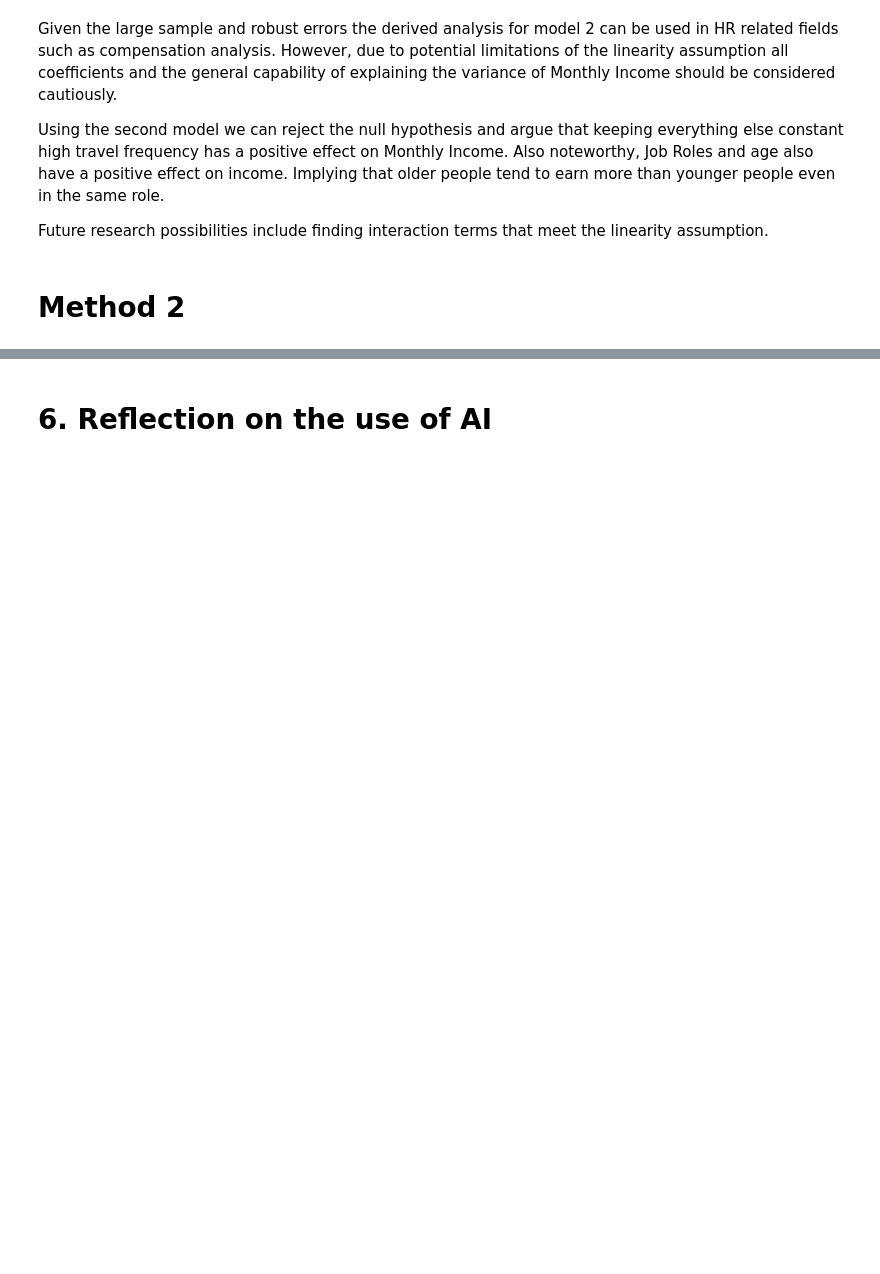
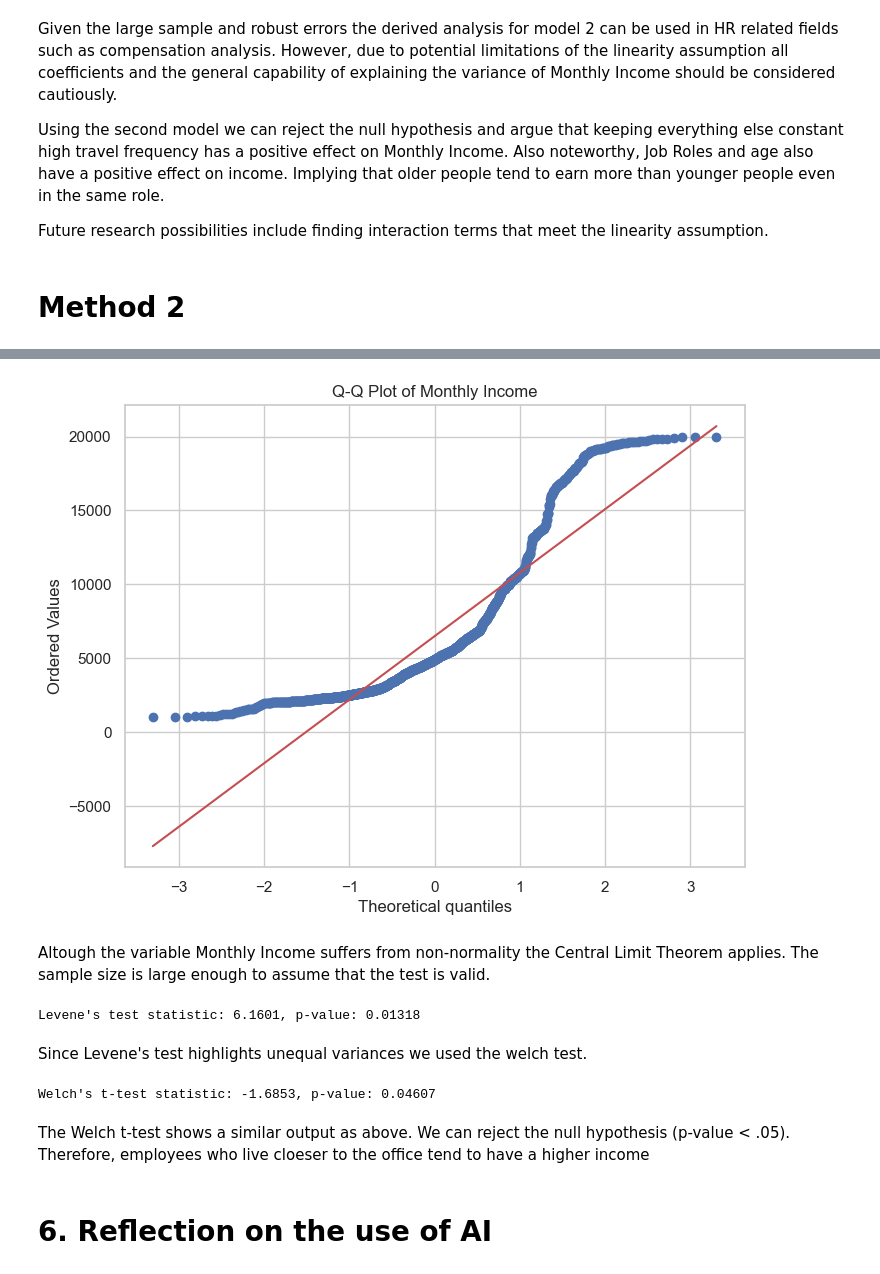
Before and after one commit to pepi151101/Research-Methods, a Jupyter notebook: Project 1.ipynb, the cells around one changed output, grey strips where cells are left out. Cells and saved outputs as stored; diff of their text form; code cells hidden in the pictures; blank space fills up the shorter version.

```diff
--- a/Project 1.ipynb
+++ b/Project 1.ipynb
@@ -1834,3 +1071,31 @@ We can argue that the model is not very useful for predictions due to the the lo
+# %%
+# Q-Q plot for MonthlyIncome to assess normality
+plt.figure(figsize=(8, 6))
+stats.probplot(df['MonthlyIncome'], dist="norm", plot=plt)
+plt.title('Q-Q Plot of Monthly Income')
+plt.show()
+# %% [output]
+[figure, added]
+# %% [markdown]
+Altough the variable Monthly Income suffers from non-normality the Central Limit Theorem applies. The sample size is large enough to assume that the test is valid.
+# %%
+
+stat_levene, p_levene = levene(group_low, group_high)
+print(f"Levene's test statistic: {stat_levene:.4f}, p-value: {p_levene:.4g}")
+# %% [output]
+Levene's test statistic: 6.1601, p-value: 0.01318
+# %% [markdown]
+Since Levene's test highlights unequal variances we used the welch test.
+# %%
+
+
+# Welch's t-test (unequal variances)
+t_statistic_welch, p_value_welch = ttest_ind(group_high, group_low, equal_var=False, alternative="less")
+print(f"Welch's t-test statistic: {t_statistic_welch:.4f}, p-value: {p_value_welch:.4g}")
+# %% [output]
+Welch's t-test statistic: -1.6853, p-value: 0.04607
+# %% [markdown]
+The Welch t-test shows a similar output as above. We can reject the null hypothesis (p-value < .05). Therefore, employees who live cloeser to the office tend to have a higher income
 # %% [markdown]
 # 6. Reflection on the use of AI
 # %% [markdown]
```
Also changed, not shown: parts of 65 cells of this notebook.
